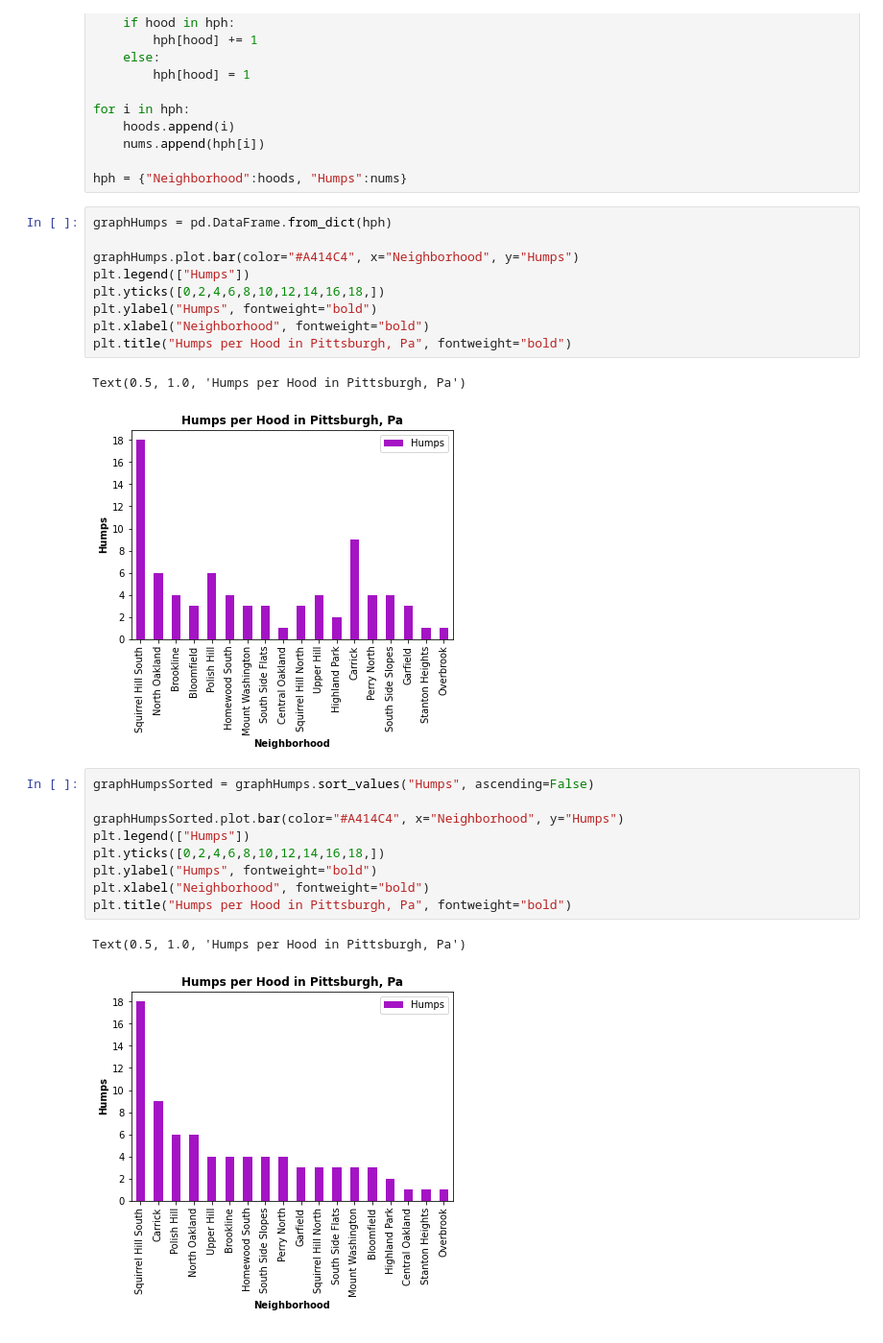
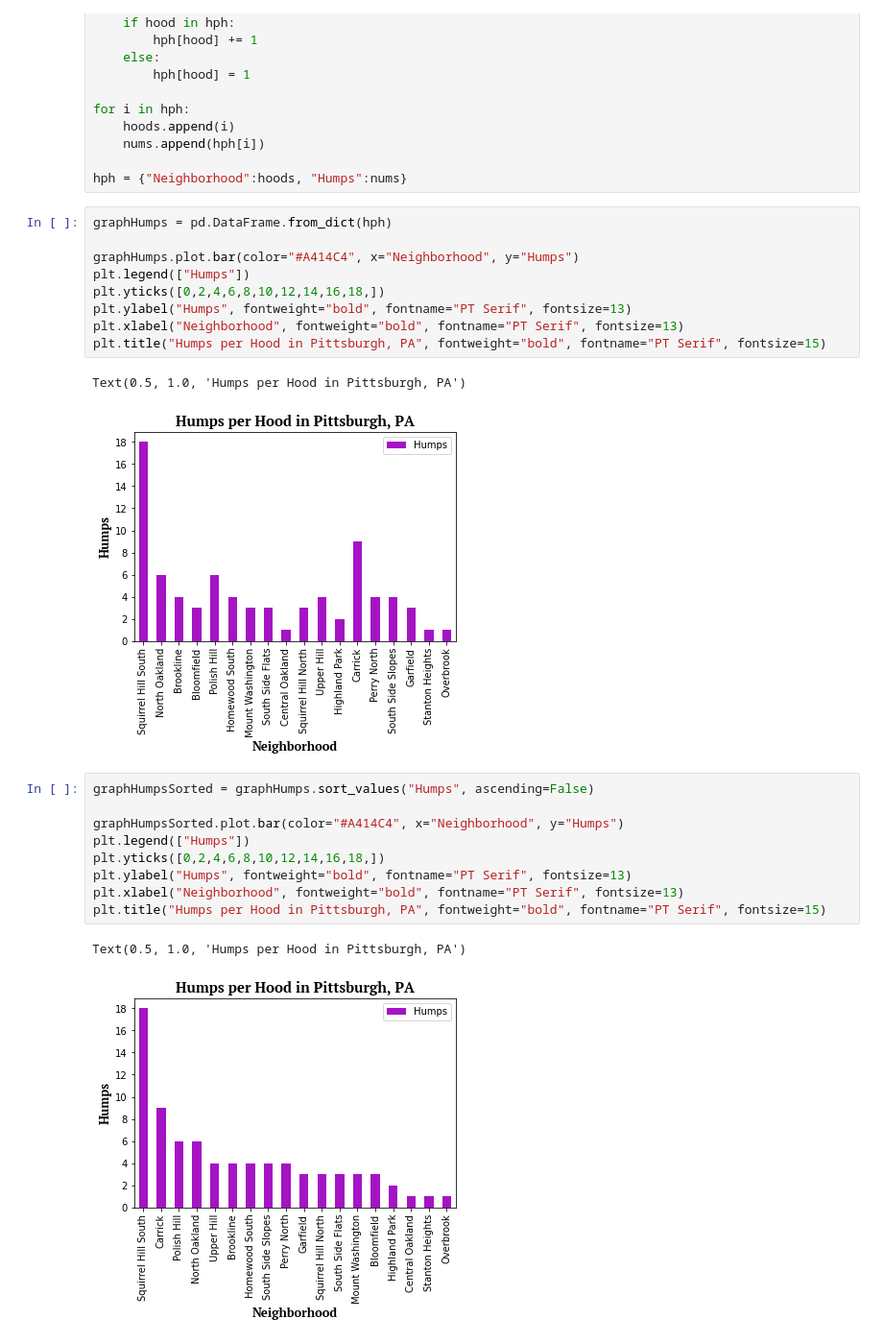
Before and after one commit to MasonGobat/bigIdeasFinalProject, a Jupyter notebook: hoodHumps.ipynb, the cells around one changed output. Shown at 96% size. Cells and saved outputs as stored; diff of their text form.

Commit message:
fully implemented fonts, so graphs should be done

```diff
--- a/hoodHumps.ipynb
+++ b/hoodHumps.ipynb
@@ -40,22 +39,22 @@ graphHumps = pd.DataFrame.from_dict(hph)
 graphHumps.plot.bar(color="#A414C4", x="Neighborhood", y="Humps")
 plt.legend(["Humps"])
 plt.yticks([0,2,4,6,8,10,12,14,16,18,])
-plt.ylabel("Humps", fontweight="bold")
-plt.xlabel("Neighborhood", fontweight="bold")
-plt.title("Humps per Hood in Pittsburgh, Pa", fontweight="bold")
+plt.ylabel("Humps", fontweight="bold", fontname="PT Serif", fontsize=13)
+plt.xlabel("Neighborhood", fontweight="bold", fontname="PT Serif", fontsize=13)
+plt.title("Humps per Hood in Pittsburgh, PA", fontweight="bold", fontname="PT Serif", fontsize=15)
 # %% [output]
-Text(0.5, 1.0, 'Humps per Hood in Pittsburgh, Pa')
+Text(0.5, 1.0, 'Humps per Hood in Pittsburgh, PA')
-[figure, old version]
+[figure, new version]
 # %%
 graphHumpsSorted = graphHumps.sort_values("Humps", ascending=False)
 
 graphHumpsSorted.plot.bar(color="#A414C4", x="Neighborhood", y="Humps")
 plt.legend(["Humps"])
 plt.yticks([0,2,4,6,8,10,12,14,16,18,])
-plt.ylabel("Humps", fontweight="bold")
-plt.xlabel("Neighborhood", fontweight="bold")
-plt.title("Humps per Hood in Pittsburgh, Pa", fontweight="bold")
+plt.ylabel("Humps", fontweight="bold", fontname="PT Serif", fontsize=13)
+plt.xlabel("Neighborhood", fontweight="bold", fontname="PT Serif", fontsize=13)
+plt.title("Humps per Hood in Pittsburgh, PA", fontweight="bold", fontname="PT Serif", fontsize=15)
 # %% [output]
-Text(0.5, 1.0, 'Humps per Hood in Pittsburgh, Pa')
+Text(0.5, 1.0, 'Humps per Hood in Pittsburgh, PA')
-[figure, old version]
+[figure, new version]
 # %%
```
Also changed, not shown: parts of 3 cells of this notebook.
